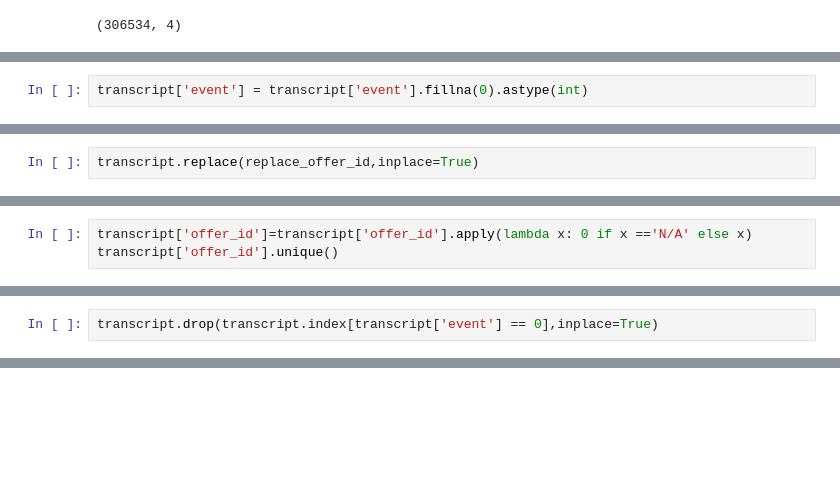
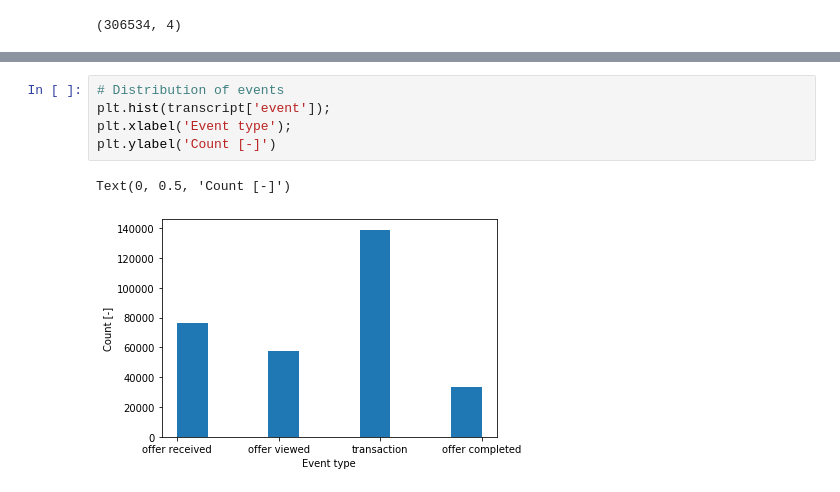
Before and after one commit to alserranor/StarbucksPromotion, a Jupyter notebook: Starbucks.ipynb, the cells around one changed output, grey strips where cells are left out. Cells and saved outputs as stored; diff of their text form; blank space fills up the shorter version.

```diff
--- a/Starbucks.ipynb
+++ b/Starbucks.ipynb
@@ -853,2 +316,0 @@ memory usage: 16.4+ MB
-# %%
-transcript['event'] = transcript['event'].fillna(0).astype(int)
@@ -864,2 +316,0 @@ transcript.head()
-# %%
-transcript.replace(replace_offer_id,inplace=True)
@@ -893,3 +316,0 @@ portfolio.head()
-# %%
-transcript['offer_id']=transcript['offer_id'].apply(lambda x: 0 if x =='N/A' else x)
-transcript['offer_id'].unique()
@@ -902,2 +316,0 @@ array([ 7.,  1.,  3., 10.,  5.,  9.,  2.,  4.,  8.,  6., nan])
-# %%
-transcript.drop(transcript.index[transcript['event'] == 0],inplace=True)
@@ -1124,0 +325,8 @@ The Preprocessing Step was the longest and most challanging part to complete. Th
+# %%
+# Distribution of events
+plt.hist(transcript['event']);
+plt.xlabel('Event type');
+plt.ylabel('Count [-]')
+# %% [output]
+Text(0, 0.5, 'Count [-]')
+[figure, added]
```
Also changed, not shown: parts of 202 cells of this notebook, 3 other files.
